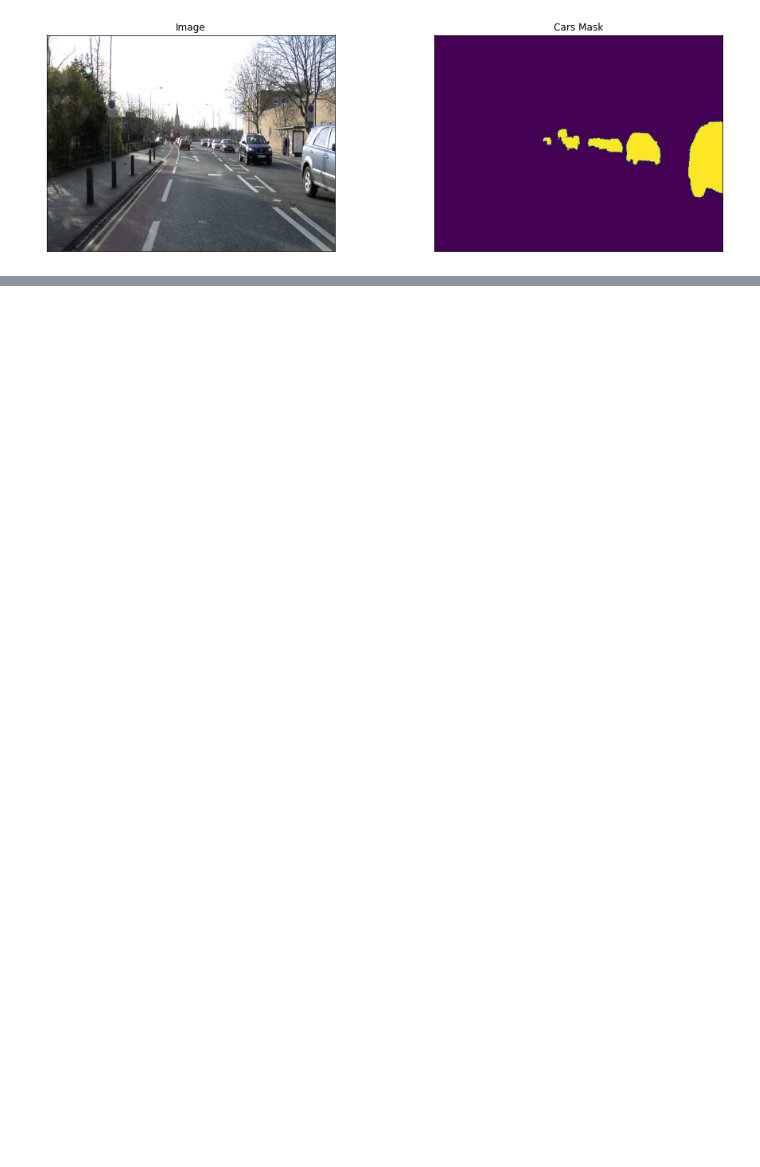
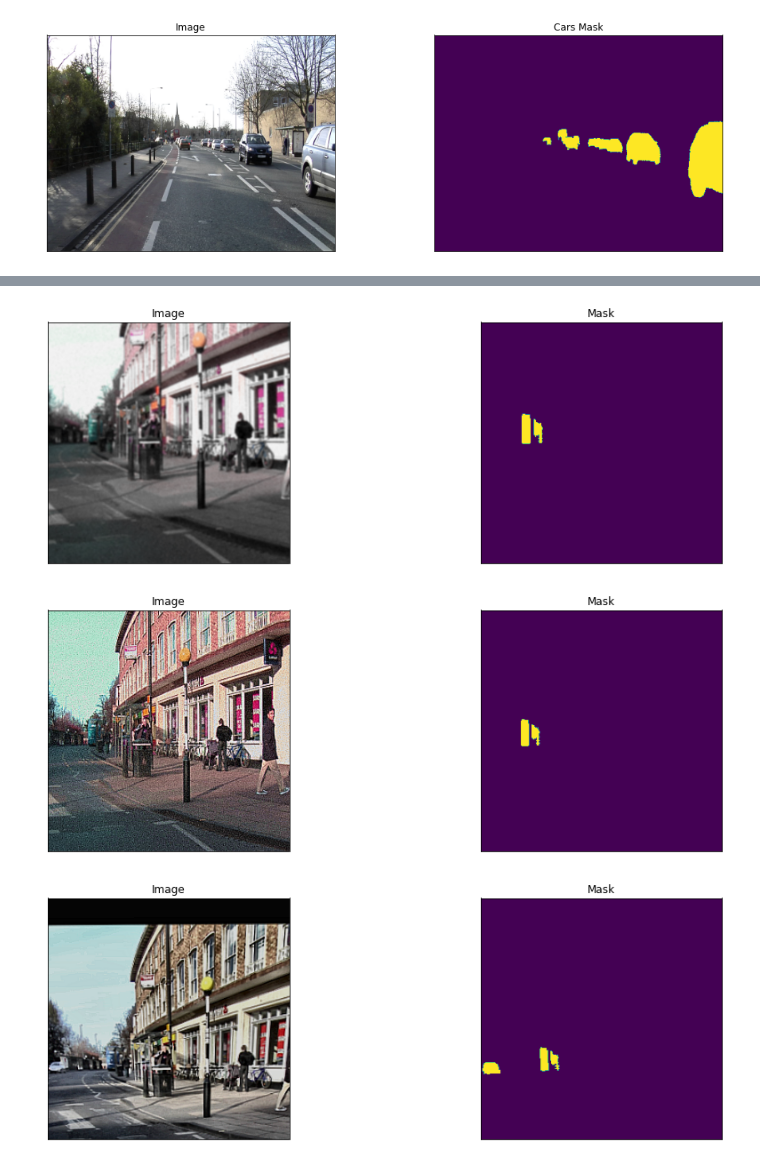
Before and after one commit to slayellow/Daily_Coding, a Jupyter notebook: DL/segmentation_models_camvid.ipynb.ipynb, the cells around one changed output, grey strips where cells are left out. Drawn from its saved outputs; the diff is of its cells as text; code cells hidden in the pictures; blank space fills up the shorter version.

```diff
--- a/DL/segmentation_models_camvid.ipynb.ipynb
+++ b/DL/segmentation_models_camvid.ipynb.ipynb
@@ -174,0 +216,19 @@ model = smp.Unet(
+# %%
+
+#### Visualize resulted augmented images and masks
+
+augmented_dataset = Dataset(
+    x_train_dir,
+    y_train_dir,
+    augmentation=get_training_augmentation(),
+    classes=['car'],
+)
+
+# same image with different random transforms
+for i in range(3):
+    image, mask = augmented_dataset[1]
+    visualize(image=image, mask=mask.squeeze(-1))
+# %% [output]
+[figure, added]
+[figure, added]
+[figure, added]
```
Also changed, not shown: parts of 16 cells of this notebook.
